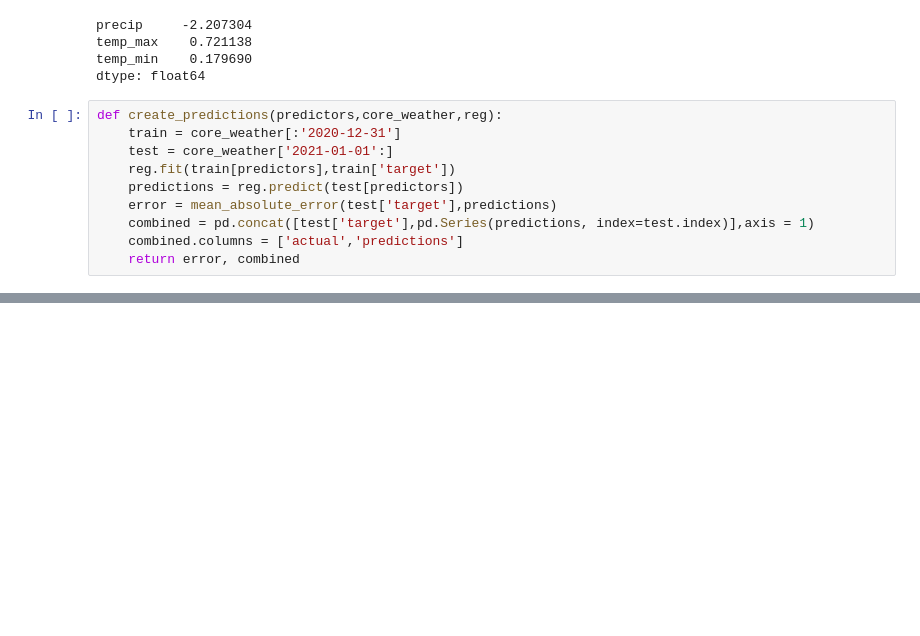
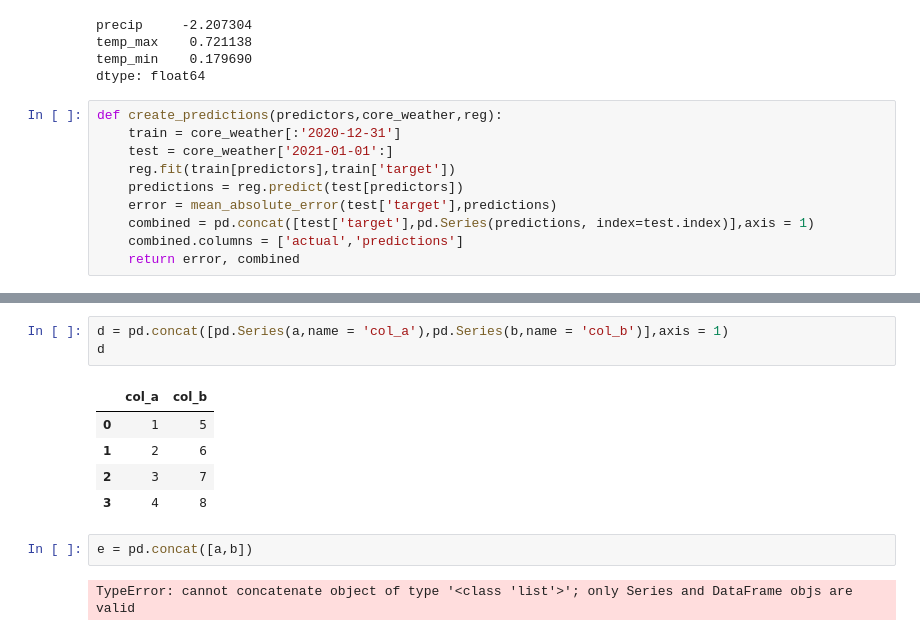
Before and after one commit to SkylarHuang55/Machine-Learning-Projects, a Jupyter notebook: Weather Prediction/Weather Prediction.ipynb, the cells around one changed output, grey strips where cells are left out. Drawn from its saved outputs; the diff is of its cells as text; blank space fills up the shorter version.

```diff
--- a/Weather Prediction/Weather Prediction.ipynb
+++ b/Weather Prediction/Weather Prediction.ipynb
@@ -360,0 +511,13 @@ def create_predictions(predictors,core_weather,reg):
+# %%
+d = pd.concat([pd.Series(a,name = 'col_a'),pd.Series(b,name = 'col_b')],axis = 1)
+d
+# %% [output]
+|  | col_a | col_b |
+| 0 | 1 | 5 |
+| 1 | 2 | 6 |
+| 2 | 3 | 7 |
+| 3 | 4 | 8 |
+# %%
+e = pd.concat([a,b])
+# %% [output]
+TypeError: cannot concatenate object of type '<class 'list'>'; only Series and DataFrame objs are valid
```
Also changed, not shown: parts of 19 cells of this notebook.
